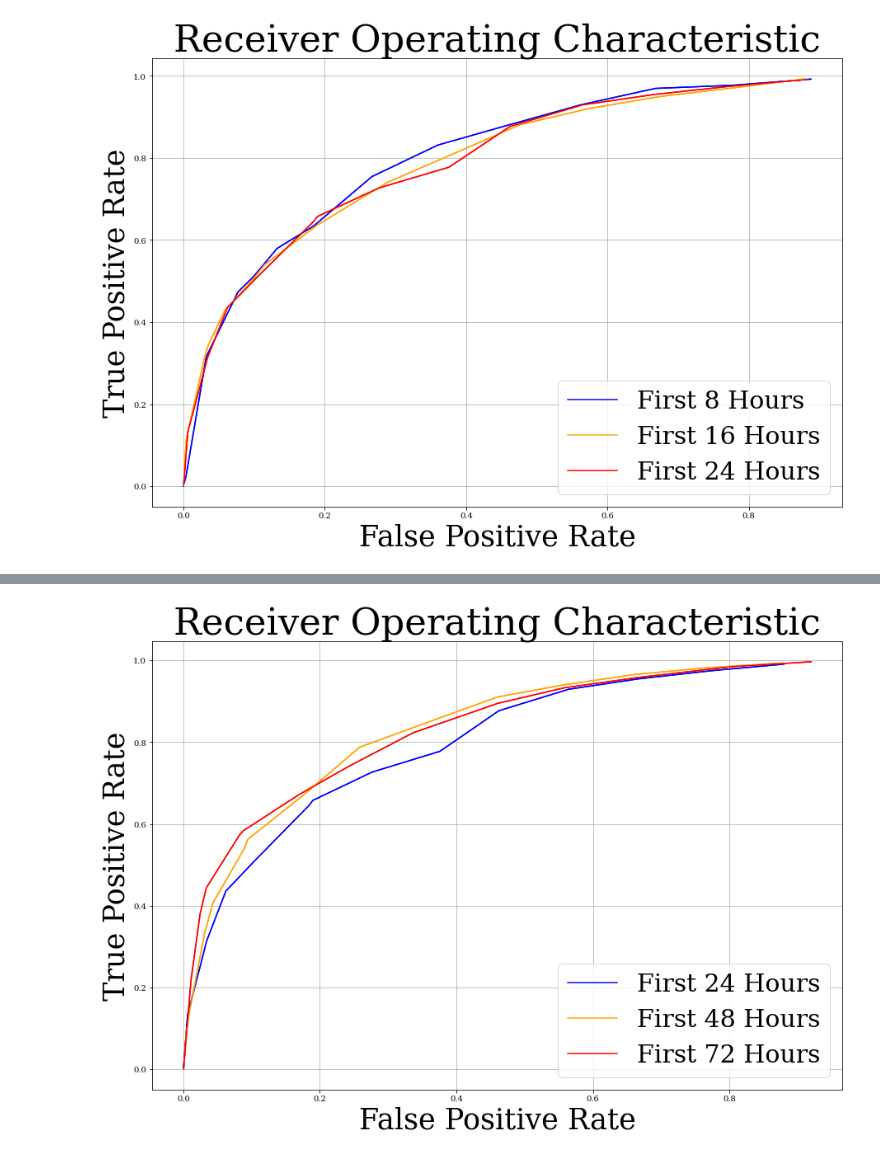
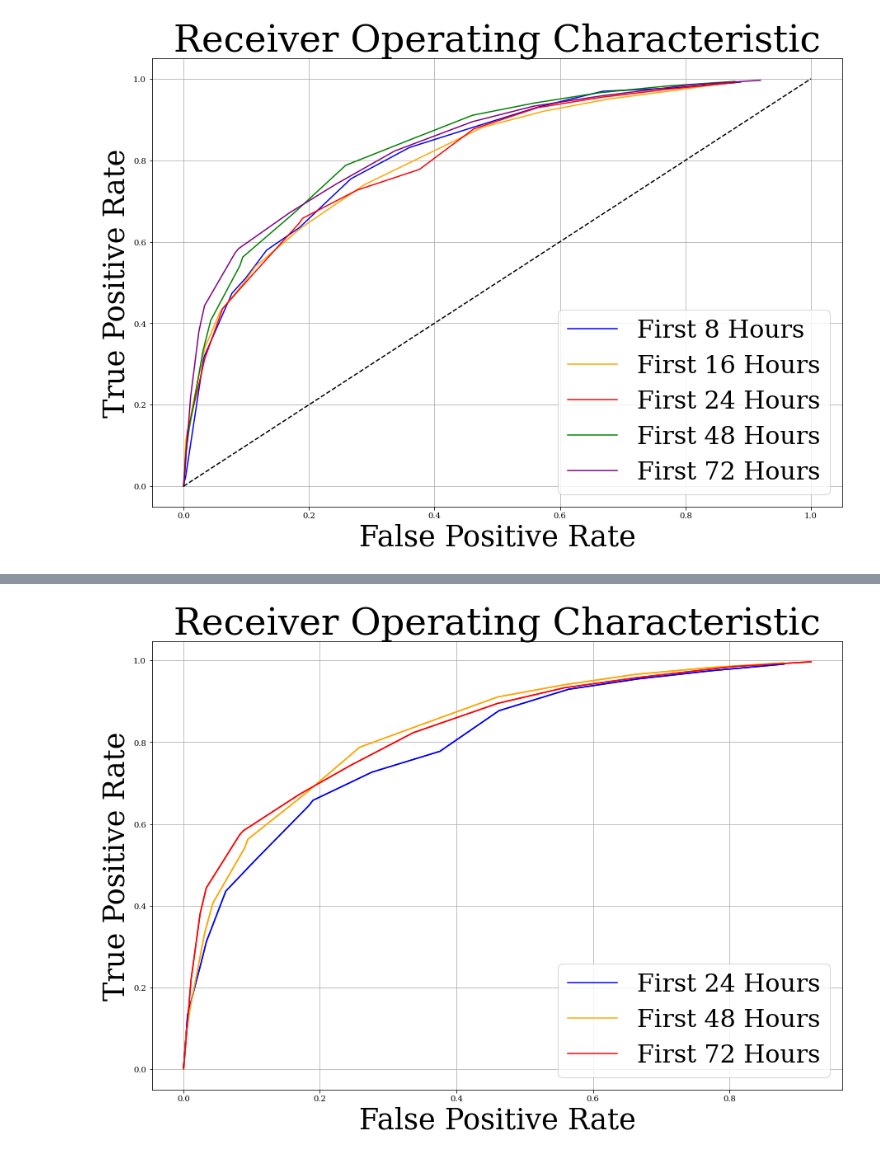
Before and after one commit to DimopDim/MimicIV, a Jupyter notebook: Cyprus_Paper/18_ROC_plots.ipynb, the cells around one changed output, grey strips where cells are left out. Cells and saved outputs as stored; diff of their text form; code cells hidden in the pictures.

Commit message:
ROC Plots

```diff
--- a/Cyprus_Paper/18_ROC_plots.ipynb
+++ b/Cyprus_Paper/18_ROC_plots.ipynb
@@ -118,28 +202,32 @@ seventy_two_hour_data = np.array([
 # %%
+"""
+AUC figure that shows first 8h, 16h, 24h, 48h, 72h
+"""
 pyplot.figure(figsize=(15, 10))
 plt.grid(True) # shows the grid
 plt.xlabel('False Positive Rate', fontsize=35) # Print X title
 plt.ylabel('True Positive Rate',fontsize=35) # Print Y title
 plt.title("Receiver Operating Characteristic", fontsize=45)
 
 x1, y1 = eight_hour_data.T
 x2, y2 = sixteen_hour_data.T
 x3, y3 = twenty_four_hour_data.T
+x4, y4 = forty_eight_hour_data.T
+x5, y5 = seventy_two_hour_data.T
+x6, y6 = middle_data.T
 
 plt.plot(x1, y1, label='First 8 Hours', color="blue")
 plt.plot(x2, y2, label='First 16 Hours', color="orange")
 plt.plot(x3, y3, label='First 24 Hours', color="red")
+plt.plot(x4, y4, label='First 48 Hours', color="green")
+plt.plot(x5, y5, label='First 72 Hours', color="purple")
+plt.plot(x6, y6, label='_nolegend_', color="black", linestyle = '--')
 plt.legend() # Prints the label
 
 font = font_manager.FontProperties(family='serif', style='normal', size=30)
 plt.legend(prop=font)
 
 
-plt.plot(x1,y1, color="blue")
-plt.plot(x2,y2, color="orange")
-plt.plot(x3,y3, color="red")
-
-
 plt.show()
 # %% [output]
-[figure, old version]
+[figure, new version]
```
Also changed, not shown: parts of 2 cells of this notebook.
